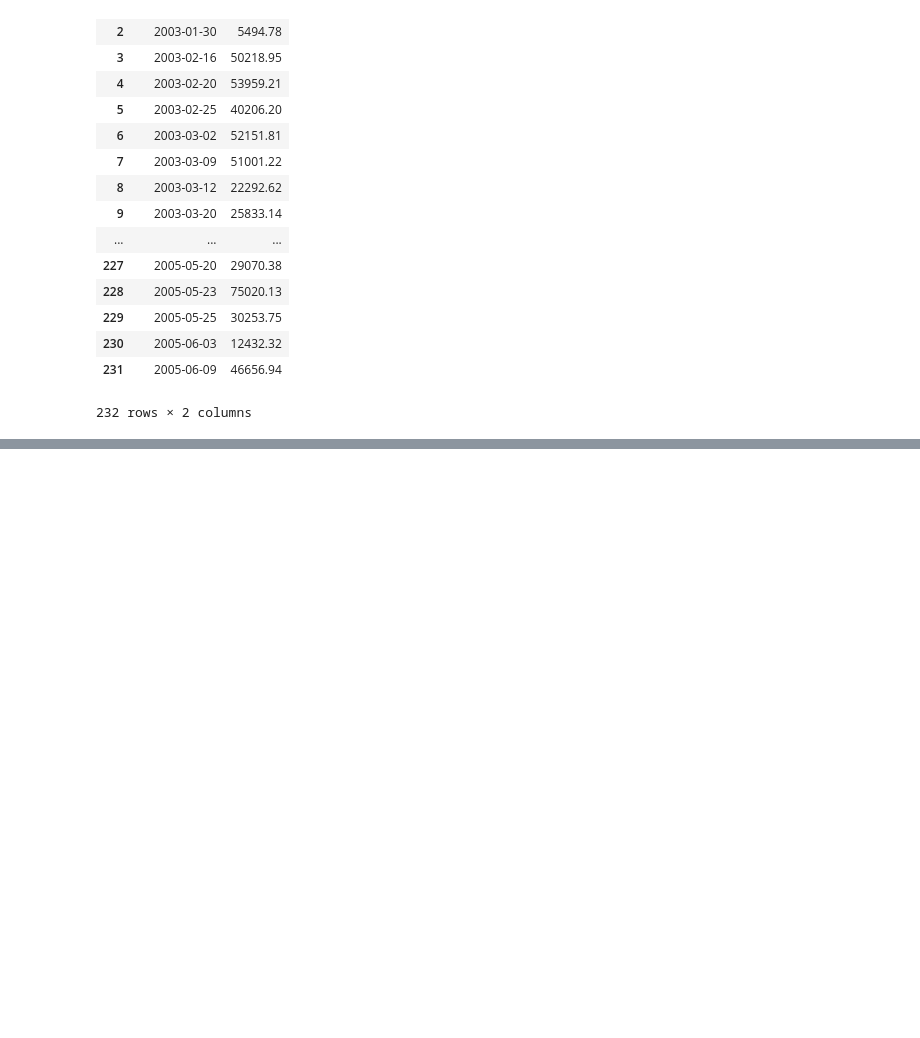
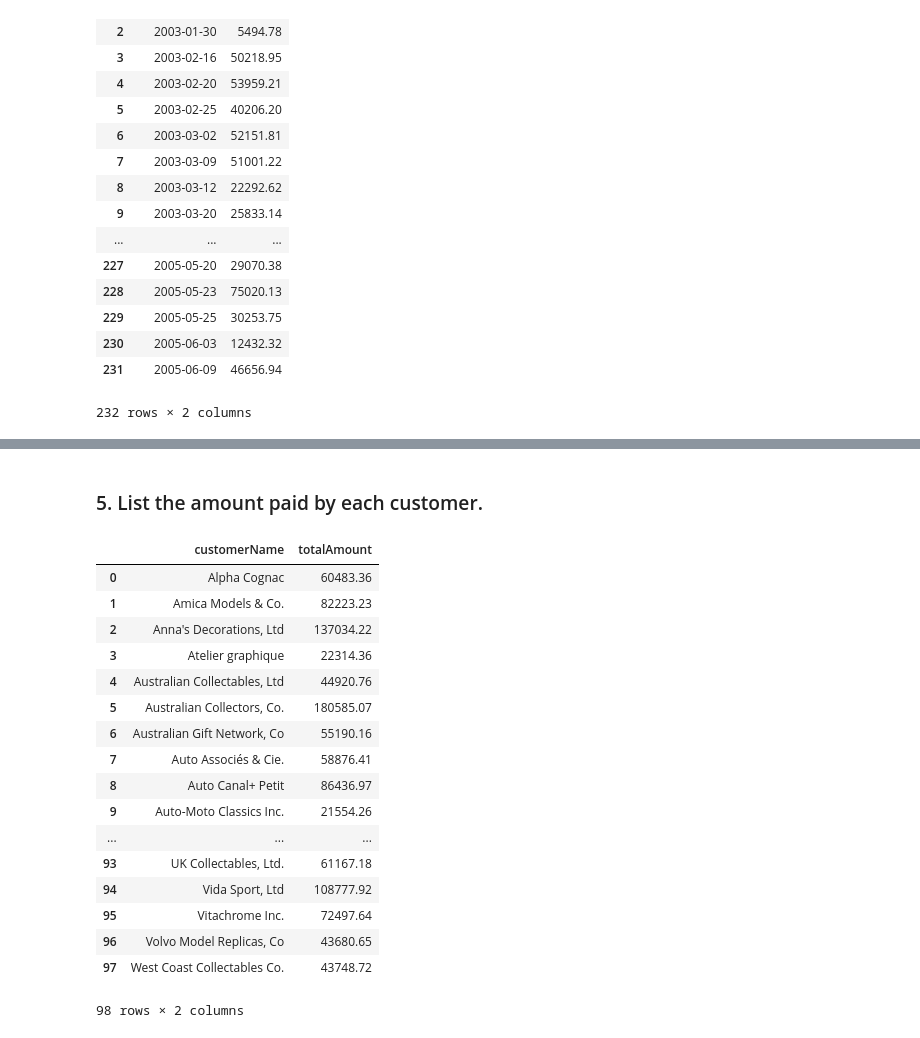
Before and after one commit to saiful873/digital-talent, a Jupyter notebook: TUGAS SQL #2.ipynb, the cells around one changed output, grey strips where cells are left out. Cells and saved outputs as stored; diff of their text form; code cells hidden in the pictures; blank space fills up the shorter version.

```diff
--- a/TUGAS SQL #2.ipynb
+++ b/TUGAS SQL #2.ipynb
@@ -121,0 +155,30 @@ run(""" SELECT
+# %% [markdown]
+### 5. List the amount paid by each customer.
+# %%
+run("""SELECT
+            c.customerName,
+            SUM(p.amount) AS totalAmount
+        FROM
+            customers c
+        INNER JOIN payments p ON c.customernumber = p.customernumber
+        GROUP BY c.customername
+""")
+# %% [output]
+|  | customerName | totalAmount |
+| 0 | Alpha Cognac | 60483.36 |
+| 1 | Amica Models & Co. | 82223.23 |
+| 2 | Anna's Decorations, Ltd | 137034.22 |
+| 3 | Atelier graphique | 22314.36 |
+| 4 | Australian Collectables, Ltd | 44920.76 |
+| 5 | Australian Collectors, Co. | 180585.07 |
+| 6 | Australian Gift Network, Co | 55190.16 |
+| 7 | Auto Associés & Cie. | 58876.41 |
+| 8 | Auto Canal+ Petit | 86436.97 |
+| 9 | Auto-Moto Classics Inc. | 21554.26 |
+| ... | ... | ... |
+| 93 | UK Collectables, Ltd. | 61167.18 |
+| 94 | Vida Sport, Ltd | 108777.92 |
+| 95 | Vitachrome Inc. | 72497.64 |
+| 96 | Volvo Model Replicas, Co | 43680.65 |
+| 97 | West Coast Collectables Co. | 43748.72 |
+98 rows × 2 columns
```
Also changed, not shown: parts of 9 cells of this notebook.
